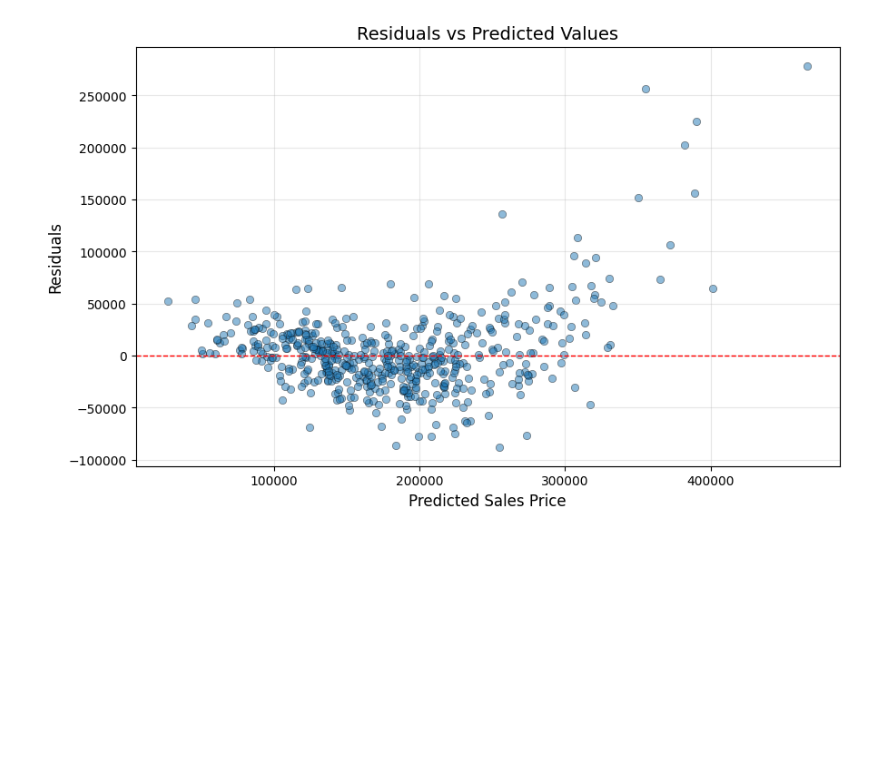
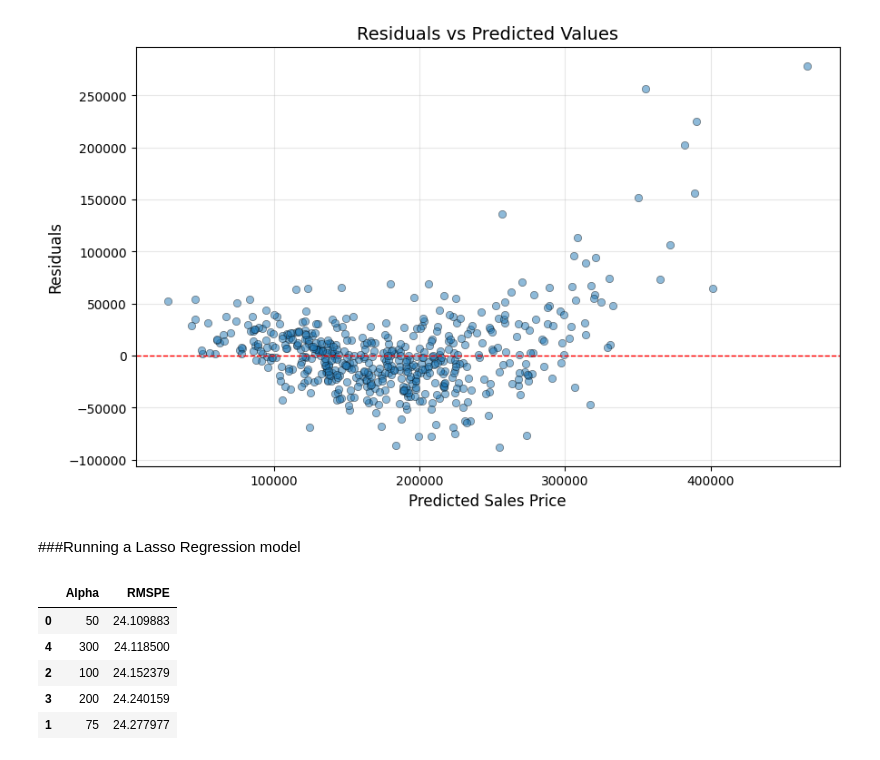
Before and after one commit to jerrinojacob/Data-Science-Portfolio, a Jupyter notebook: project_02/Housing_Price_Prediction.ipynb, the cells around one changed output. Drawn from its saved outputs; the diff is of its cells as text; code cells hidden in the pictures; blank space fills up the shorter version.

```diff
--- a/project_02/Housing_Price_Prediction.ipynb
+++ b/project_02/Housing_Price_Prediction.ipynb
@@ -843,3 +843,60 @@ plt.title('Residuals vs Predicted Values', fontsize=14)
 plt.grid(True, alpha=0.3)
 # %% [output]
 [figure]
+# %% [markdown]
+###Running a Lasso Regression model
+# %%
+X_lasso = house_num_thresh_df.drop('SalePrice',axis=1)
+y_lasso = house_num_thresh_df['SalePrice']
+
+#Calculating RMSPE
+def RMSPE(y_actual, y_predict):
+  return np.sqrt(np.mean(np.square((( y_actual - y_predict ) / y_actual ))))
+
+# Specify values of alpha we want to try
+alph = [50, 75, 100, 200, 300, ]
+
+# Create empty list to hold results
+results_alpha = []
+
+for i in alph:
+  # Calculate CV RMSPE
+  n = 500
+  results = np.zeros(n)
+
+  for idx in range(n):
+    # Create the model
+    my_fit_lasso = Lasso(alpha = i, tol = .01, max_iter=10_000); # Looping through alpha
+
+    # Train, test split
+    X_train, X_test, y_train, y_test = train_test_split(X_lasso, y_lasso, test_size=0.25)
+
+    # Standard scale only training features
+    scaler = StandardScaler()
+    scaler.fit(X_train)
+    X_train = scaler.transform(X_train)
+
+    # Scale testing features
+    X_test = scaler.transform(X_test)
+
+    # Fit regression
+    my_fit_lasso.fit(X_train, y_train)
+
+    # Predict
+    y_pred = my_fit_lasso.predict(X_test)
+
+    # Calculate and record performance metric
+    results[idx] = RMSPE(y_test, y_pred)
+
+  results_alpha.append(results.mean()*100)
+
+results_df = pd.DataFrame({'Alpha': alph, 'RMSPE': results_alpha})
+
+results_df.sort_values( by = 'RMSPE' )
+# %% [output]
+|  | Alpha | RMSPE |
+| 0 | 50 | 24.109883 |
+| 4 | 300 | 24.118500 |
+| 2 | 100 | 24.152379 |
+| 3 | 200 | 24.240159 |
+| 1 | 75 | 24.277977 |
```
Also changed, not shown: parts of 5 cells of this notebook.
